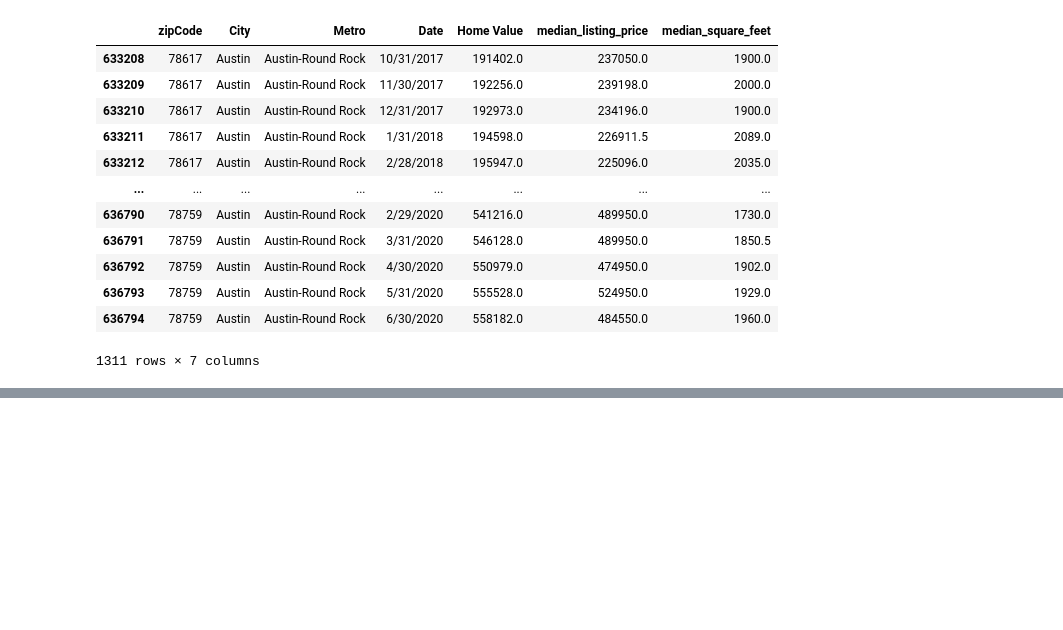
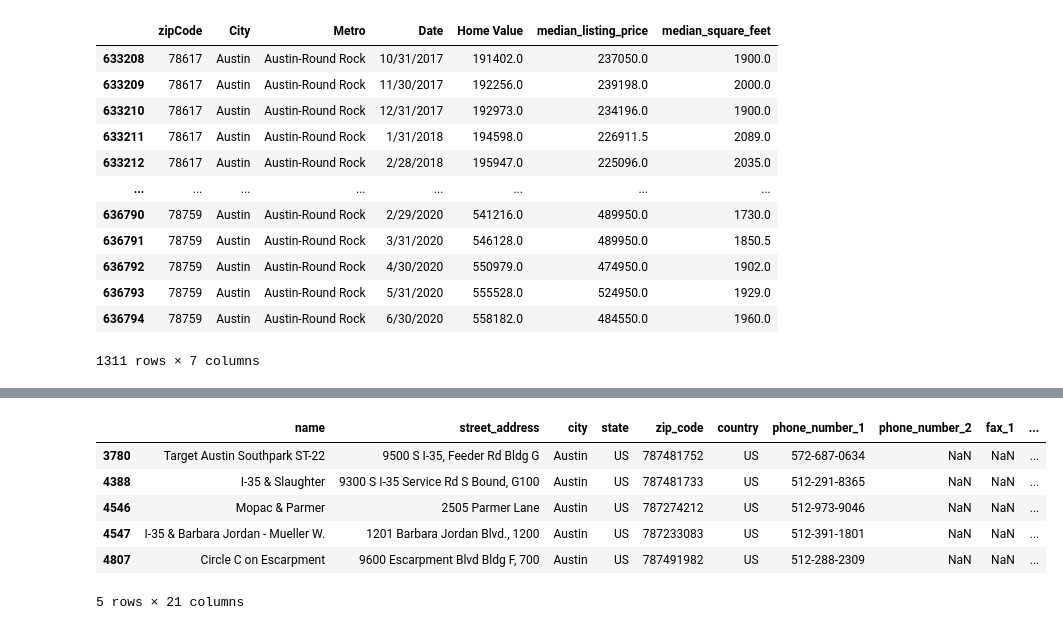
Before and after one commit to EGeorge2021r/Fintech5Falcons, a Jupyter notebook: Resources/project1_estate_data.ipynb, the cells around one changed output, grey strips where cells are left out. Saved outputs shown, nothing was run; the diff lists cells and outputs as text; code cells hidden in the pictures; blank space fills up the shorter version.

```diff
--- a/Resources/project1_estate_data.ipynb
+++ b/Resources/project1_estate_data.ipynb
@@ -122,0 +152,14 @@ austin_estate_df
+# %%
+# filter the data in the starbucks_data_df DataFrame for only the city of Austin as austin_starbucks_df
+austin_starbucks_df = starbucks_data_df.loc[starbucks_data_df.city=="Austin"]
+
+# Review the first five rows of the DataFrame
+austin_starbucks_df.head()
+# %% [output]
+|  | name | street_address | city | state | zip_code | country | phone_number_1 | phone_number_2 | fax_1 | ... |
+| 3780 | Target Austin Southpark ST-22 | 9500 S I-35, Feeder Rd Bldg G | Austin | US | 787481752 | US | 572-687-0634 | NaN | NaN | ... |
+| 4388 | I-35 & Slaughter | 9300 S I-35 Service Rd S Bound, G100 | Austin | US | 787481733 | US | 512-291-8365 | NaN | NaN | ... |
+| 4546 | Mopac & Parmer | 2505 Parmer Lane | Austin | US | 787274212 | US | 512-973-9046 | NaN | NaN | ... |
+| 4547 | I-35 & Barbara Jordan - Mueller W. | 1201 Barbara Jordan Blvd., 1200 | Austin | US | 787233083 | US | 512-391-1801 | NaN | NaN | ... |
+| 4807 | Circle C on Escarpment | 9600 Escarpment Blvd Bldg F, 700 | Austin | US | 787491982 | US | 512-288-2309 | NaN | NaN | ... |
+5 rows × 21 columns
```
Also changed, not shown: parts of 7 cells of this notebook, 2 other files.
